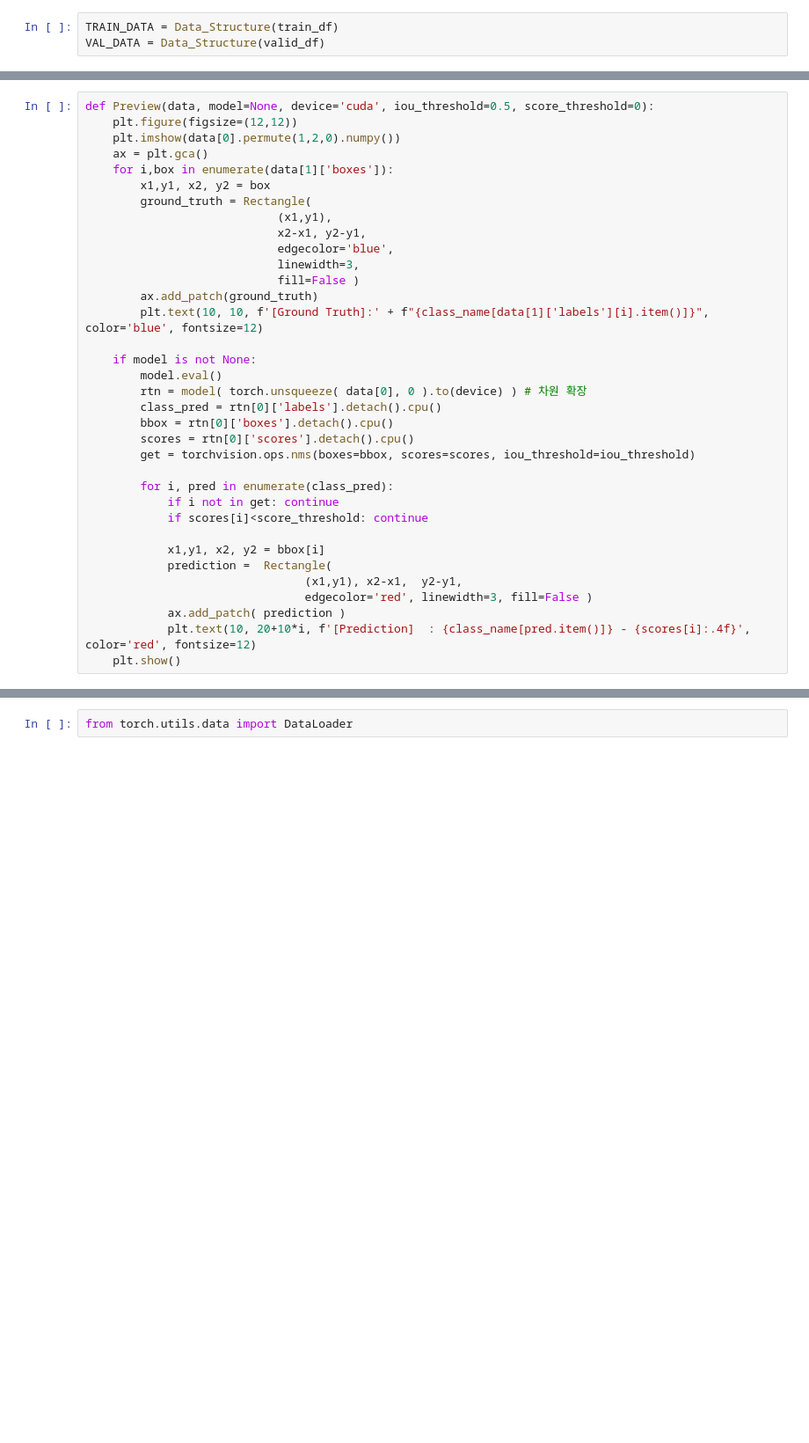
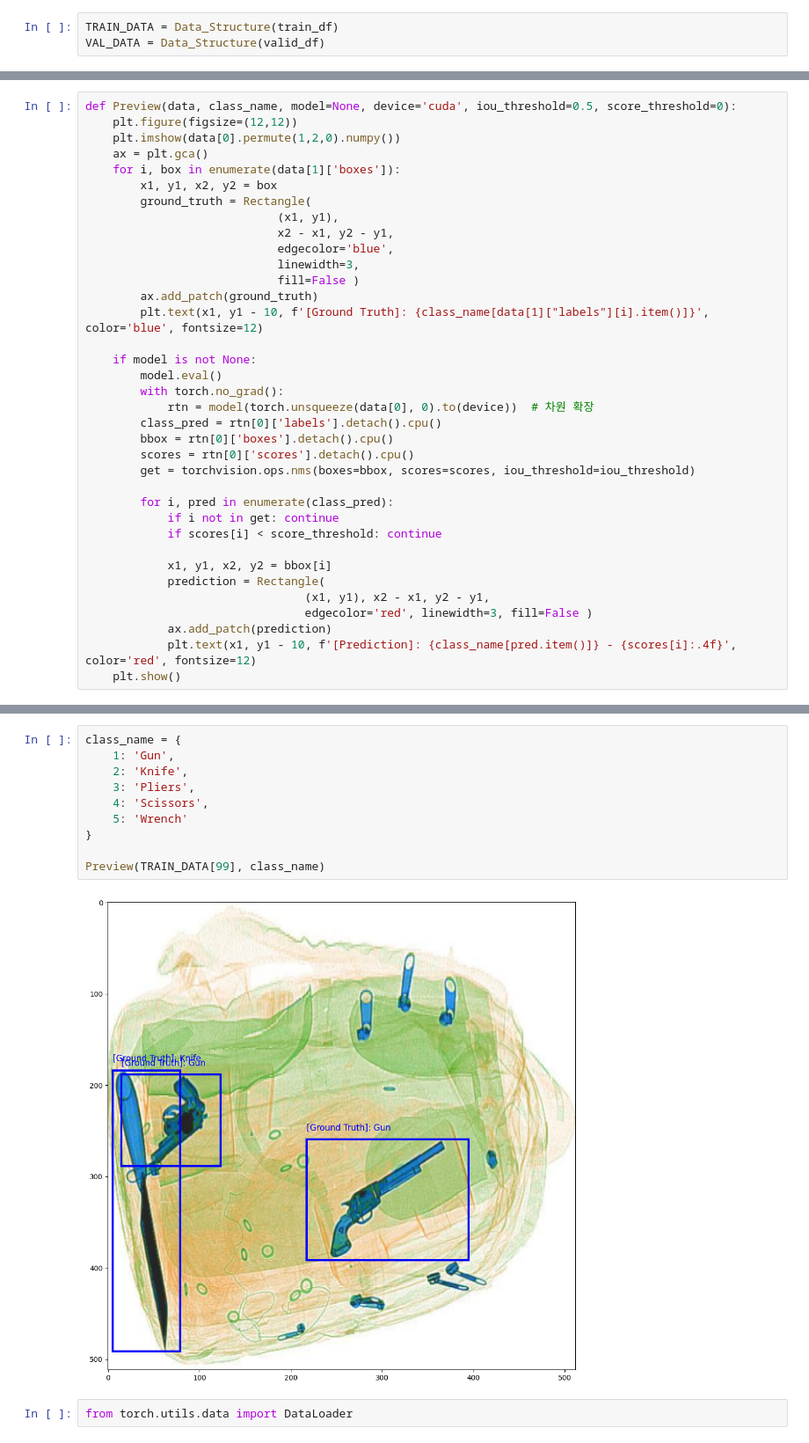
Before and after one commit to igyuwon/deepnoid, a Jupyter notebook: PBL2/c_FasterRCNN_Threats_sample.ipynb, the cells around one changed output, grey strips where cells are left out. Shown at 88% size. Drawn from its saved outputs; the diff is of its cells as text; blank space fills up the shorter version.

```diff
--- a/PBL2/c_FasterRCNN_Threats_sample.ipynb
+++ b/PBL2/c_FasterRCNN_Threats_sample.ipynb
@@ -151,22 +171,23 @@ TypeError: string indices must be integers
 # %%
-def Preview(data, model=None, device='cuda', iou_threshold=0.5, score_threshold=0):
+def Preview(data, class_name, model=None, device='cuda', iou_threshold=0.5, score_threshold=0):
     plt.figure(figsize=(12,12))
     plt.imshow(data[0].permute(1,2,0).numpy())
     ax = plt.gca()
-    for i,box in enumerate(data[1]['boxes']):
-        x1,y1, x2, y2 = box
+    for i, box in enumerate(data[1]['boxes']):
+        x1, y1, x2, y2 = box
         ground_truth = Rectangle(
-                            (x1,y1),
-                            x2-x1, y2-y1,
+                            (x1, y1),
+                            x2 - x1, y2 - y1,
                             edgecolor='blue',
                             linewidth=3,
                             fill=False )
         ax.add_patch(ground_truth)
-        plt.text(10, 10, f'[Ground Truth]:' + f"{class_name[data[1]['labels'][i].item()]}", color='blue', fontsize=12)
+        plt.text(x1, y1 - 10, f'[Ground Truth]: {class_name[data[1]["labels"][i].item()]}', color='blue', fontsize=12)
 
     if model is not None:
         model.eval()
-        rtn = model( torch.unsqueeze( data[0], 0 ).to(device) ) # 차원 확장
+        with torch.no_grad():
+            rtn = model(torch.unsqueeze(data[0], 0).to(device))  # 차원 확장
         class_pred = rtn[0]['labels'].detach().cpu()
         bbox = rtn[0]['boxes'].detach().cpu()
         scores = rtn[0]['scores'].detach().cpu()
@@ -174,12 +195,12 @@ def Preview(data, model=None, device='cuda', iou_threshold=0.5, score_threshold=
 
         for i, pred in enumerate(class_pred):
             if i not in get: continue
-            if scores[i]<score_threshold: continue
+            if scores[i] < score_threshold: continue
 
-            x1,y1, x2, y2 = bbox[i]
-            prediction =  Rectangle(
-                                (x1,y1), x2-x1,  y2-y1,
+            x1, y1, x2, y2 = bbox[i]
+            prediction = Rectangle(
+                                (x1, y1), x2 - x1, y2 - y1,
                                 edgecolor='red', linewidth=3, fill=False )
-            ax.add_patch( prediction )
-            plt.text(10, 20+10*i, f'[Prediction]  : {class_name[pred.item()]} - {scores[i]:.4f}', color='red', fontsize=12)
+            ax.add_patch(prediction)
+            plt.text(x1, y1 - 10, f'[Prediction]: {class_name[pred.item()]} - {scores[i]:.4f}', color='red', fontsize=12)
     plt.show()
@@ -190,3 +207,15 @@ Preview(TRAIN_DATA[99])
+# %%
+class_name = {
+    1: 'Gun',
+    2: 'Knife',
+    3: 'Pliers',
+    4: 'Scissors',
+    5: 'Wrench'
+}
+
+Preview(TRAIN_DATA[99], class_name)
+# %% [output]
+[figure, added]
 # %%
 from torch.utils.data import DataLoader
 # %%
```
Also changed, not shown: parts of 5 cells of this notebook, 6 other files.
